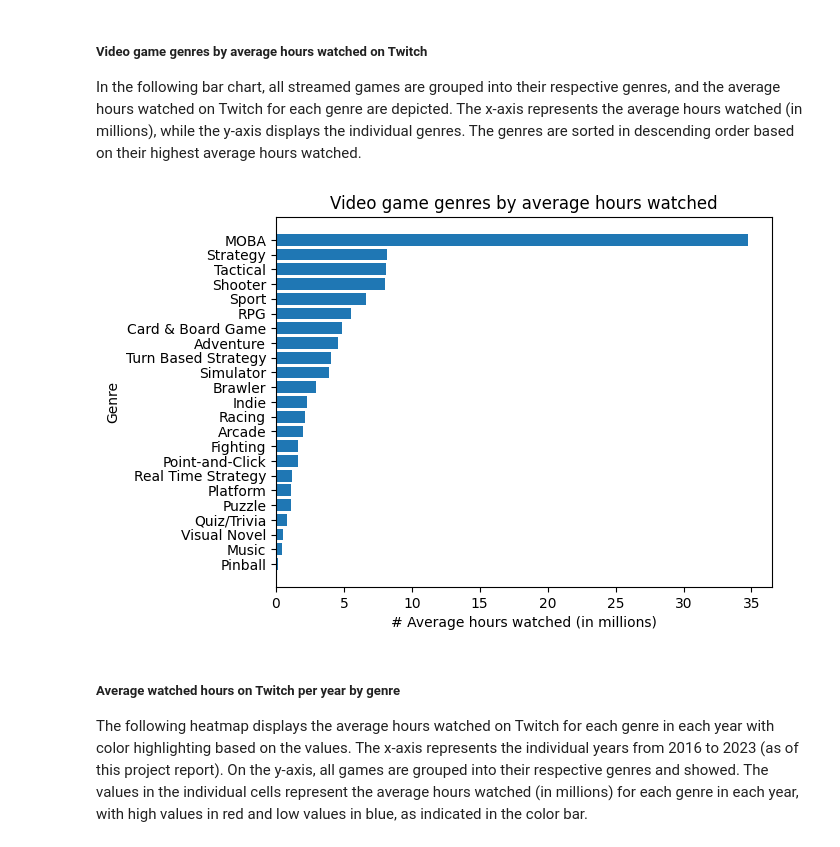
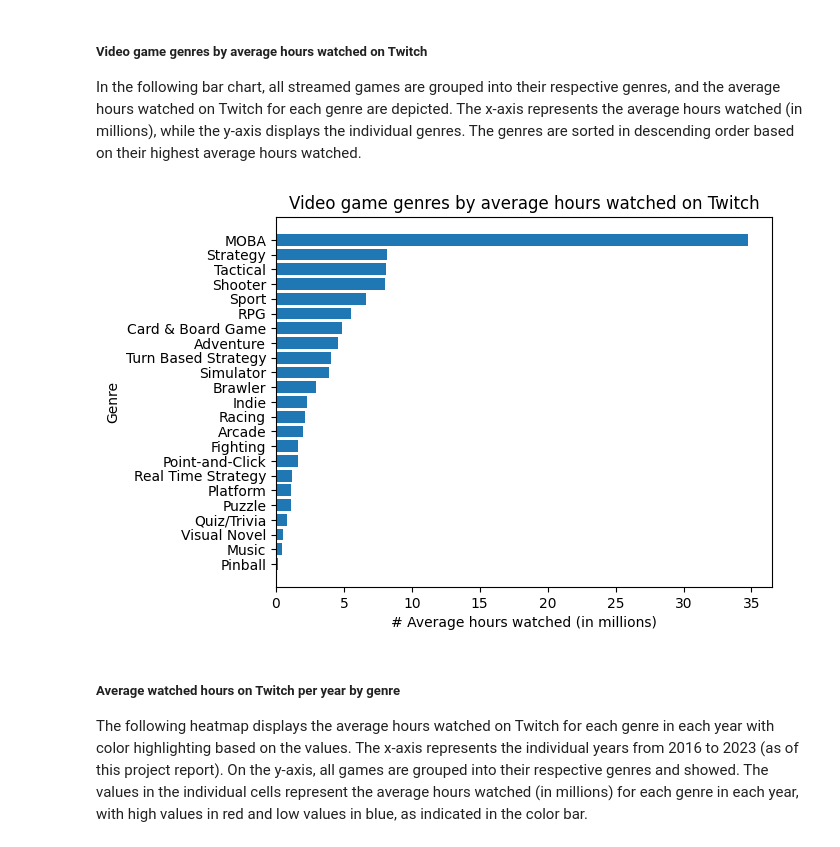
Before and after one commit to KevGame/made-template, a Jupyter notebook: project/report.ipynb, the cells around one changed output. Saved outputs shown, nothing was run; the diff lists cells and outputs as text; code cells hidden in the pictures.

```diff
--- a/project/report.ipynb
+++ b/project/report.ipynb
@@ -314,30 +314,30 @@ In the following bar chart, all streamed games are grouped into their respective
 # %%
 # Get years and watched/streamed hours
 df_plot6 = df_merged[['Hours_watched', 'Genres']]
 # Drop rows with NaN
 df_plot6 = df_plot6.dropna()
 # Convert values to list for usage with explode
 df_plot6['Genres'] = df_plot6['Genres'].apply(lambda x: x.split(', '))
 # Split values in single rows
 df_plot6 = df_plot6.explode('Genres')
 
 # Group genres, calculate average watched hours and sort appearances
 df_plot6 = df_plot6.groupby('Genres').mean()
 df_plot6 = df_plot6.sort_values('Hours_watched', ascending=False)
 
 # Convert watched hours in smaller values for better plot
 df_plot6['Hours_watched'] = df_plot6['Hours_watched'] / 1000000
 
 # Build plot
-plt.title("Video game genres by average hours watched")
+plt.title("Video game genres by average hours watched on Twitch")
 plt.xlabel('# Average hours watched (in millions)')
 plt.ylabel('Genre')
 plt.barh(df_plot6.index[::-1], df_plot6['Hours_watched'].values[::-1])
 
 # Show plot
 plt.show()
 # %% [output]
-[figure, old version]
+[figure, new version]
 # %% [markdown]
 ##### Average watched hours on Twitch per year by genre
 
```
Also changed, not shown: parts of 2 cells of this notebook.
